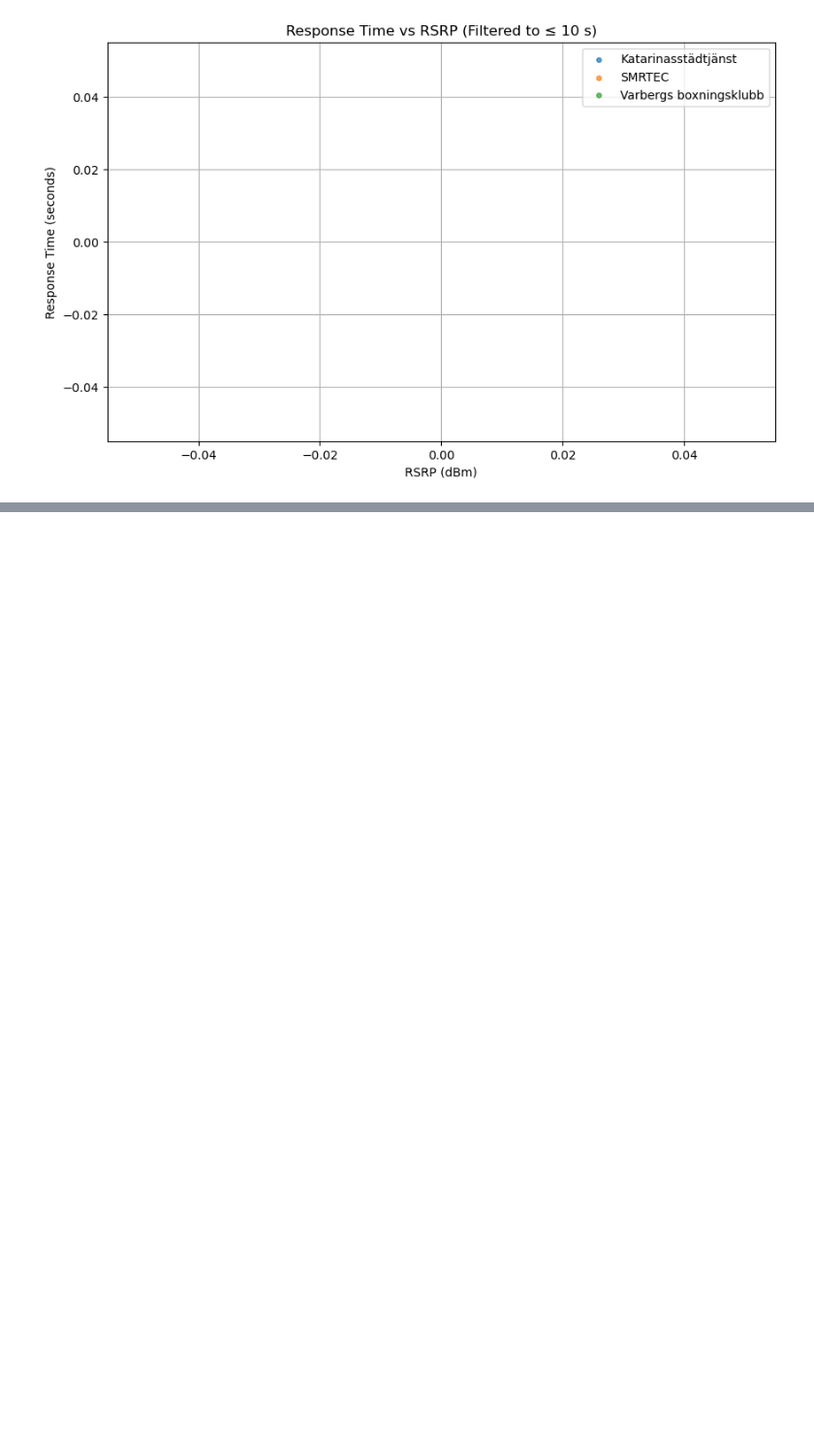
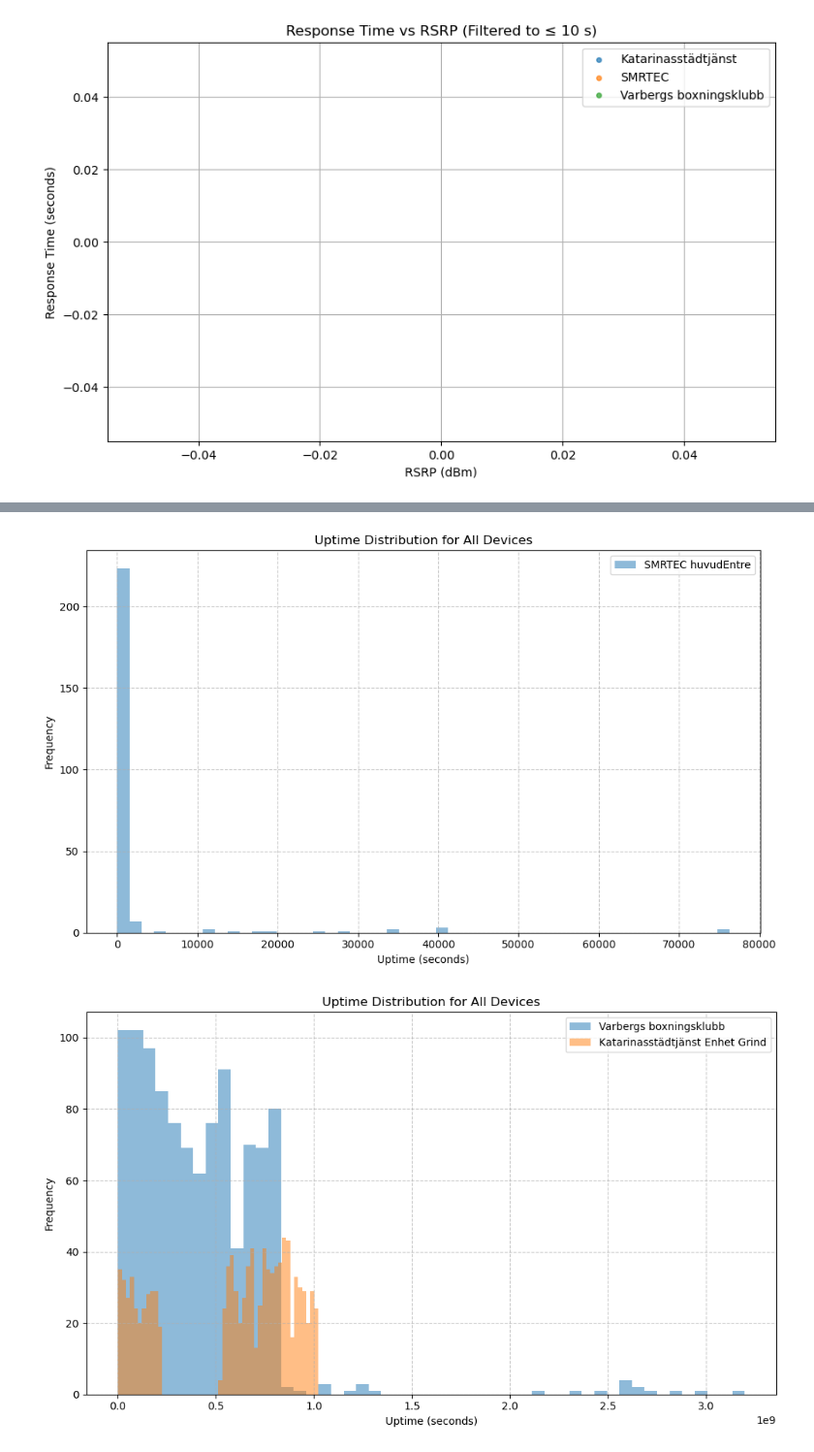
Before and after one commit to yuliaresina/lia_test_arena_, a Jupyter notebook: test_eda_fixed.ipynb, the cells around one changed output, grey strips where cells are left out. Shown at 97% size. Drawn from its saved outputs; the diff is of its cells as text; code cells hidden in the pictures; blank space fills up the shorter version.

```diff
--- a/test_eda_fixed.ipynb
+++ b/test_eda_fixed.ipynb
@@ -1031,0 +1024,41 @@ ValueError: Data has no positive values, and therefore cannot be log-scaled.
+# %%
+import pandas as pd
+import matplotlib.pyplot as plt
+
+
+df1 = pd.read_csv("3_enheterna_output_folder/Enhets data - Katarinasstädtjänst Enhet Grind _combined.csv")
+df2 = pd.read_csv("3_enheterna_output_folder/Enhets data - SMRTEC huvudEntre_combined.csv")
+df3 = pd.read_csv("3_enheterna_output_folder/Enhets data - Varbergs boxningsklubb_combined.csv")
+
+# Plot histograms of uptime
+plt.figure(figsize=(10, 6))
+
+plt.hist(df2['uptime'], bins=50, alpha=0.5, label='SMRTEC huvudEntre')
+
+# Styling
+plt.title("Uptime Distribution for All Devices")
+plt.xlabel("Uptime (seconds)")
+plt.ylabel("Frequency")
+plt.legend()
+plt.grid(True, linestyle='--', alpha=0.7)
+plt.tight_layout()
+plt.show()
+
+
+# Plot histograms of uptime
+plt.figure(figsize=(10, 6))
+
+plt.hist(df3['uptime'], bins=50, alpha=0.5, label='Varbergs boxningsklubb')
+plt.hist(df1['uptime'], bins=50, alpha=0.5, label='Katarinasstädtjänst Enhet Grind')
+
+# Styling
+plt.title("Uptime Distribution for All Devices")
+plt.xlabel("Uptime (seconds)")
+plt.ylabel("Frequency")
+plt.legend()
+plt.grid(True, linestyle='--', alpha=0.7)
+plt.tight_layout()
+plt.show()
+# %% [output]
+[figure, added]
+[figure, added]
```
Also changed, not shown: parts of 3 cells of this notebook.
